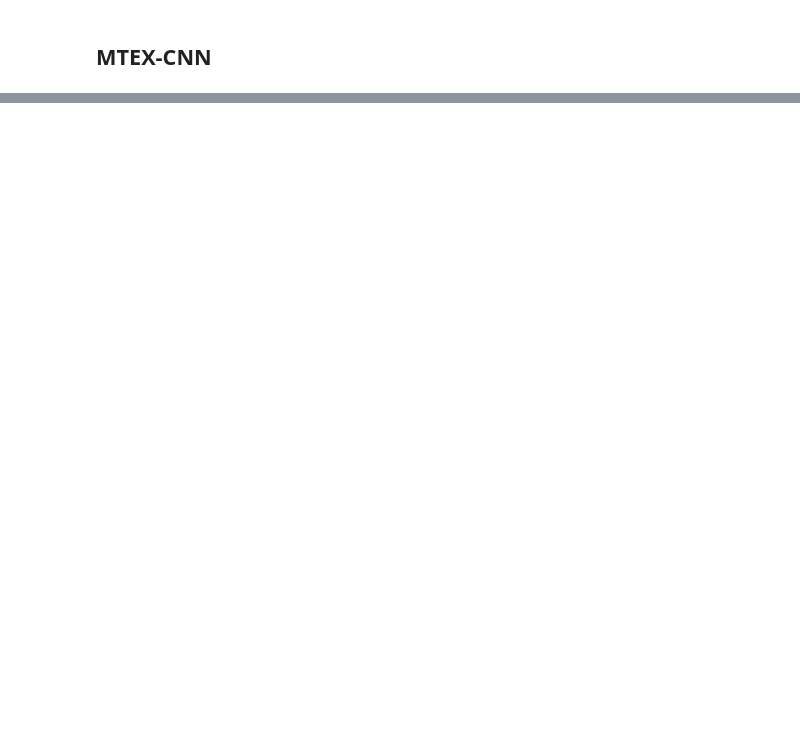
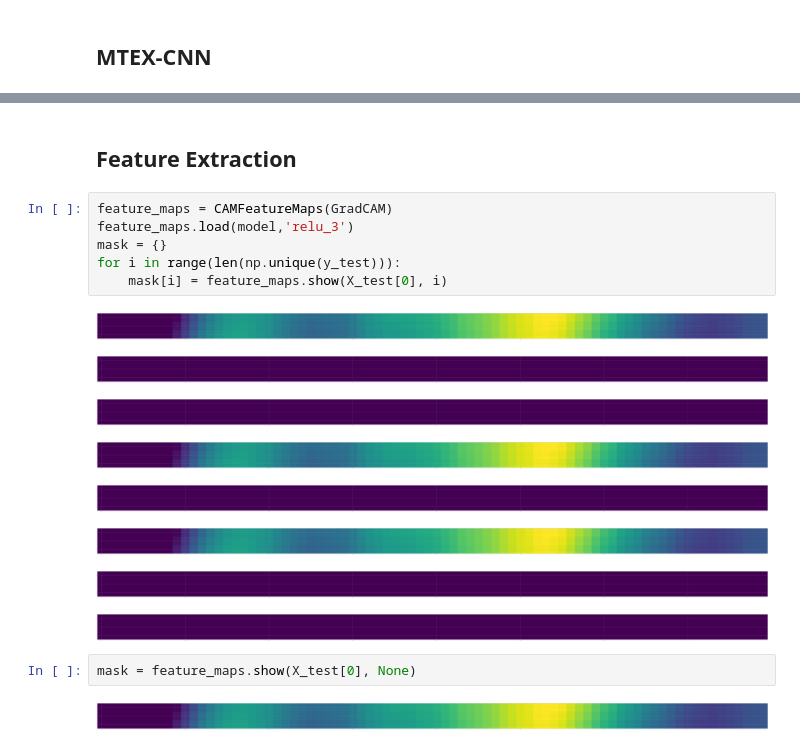
Before and after one commit to duyanhpham-brs/XAI-Multivariate-Time-Series, a Jupyter notebook: XAI_models_evaluation.ipynb, the cells around one changed output, grey strips where cells are left out. Saved outputs shown, nothing was run; the diff lists cells and outputs as text; blank space fills up the shorter version.

```diff
--- a/XAI_models_evaluation.ipynb
+++ b/XAI_models_evaluation.ipynb
@@ -70,0 +182,21 @@ Estimated Total Size (MB): 0.94
+# %% [markdown]
+## Feature Extraction
+# %%
+feature_maps = CAMFeatureMaps(GradCAM)
+feature_maps.load(model,'relu_3')
+mask = {}
+for i in range(len(np.unique(y_test))):
+    mask[i] = feature_maps.show(X_test[0], i)
+# %% [output]
+[figure, added]
+[figure, added]
+[figure, added]
+[figure, added]
+[figure, added]
+[figure, added]
+[figure, added]
+[figure, added]
+# %%
+mask = feature_maps.show(X_test[0], None)
+# %% [output]
+[figure, added]
```
Also changed, not shown: parts of 16 cells of this notebook, 7 other files.
